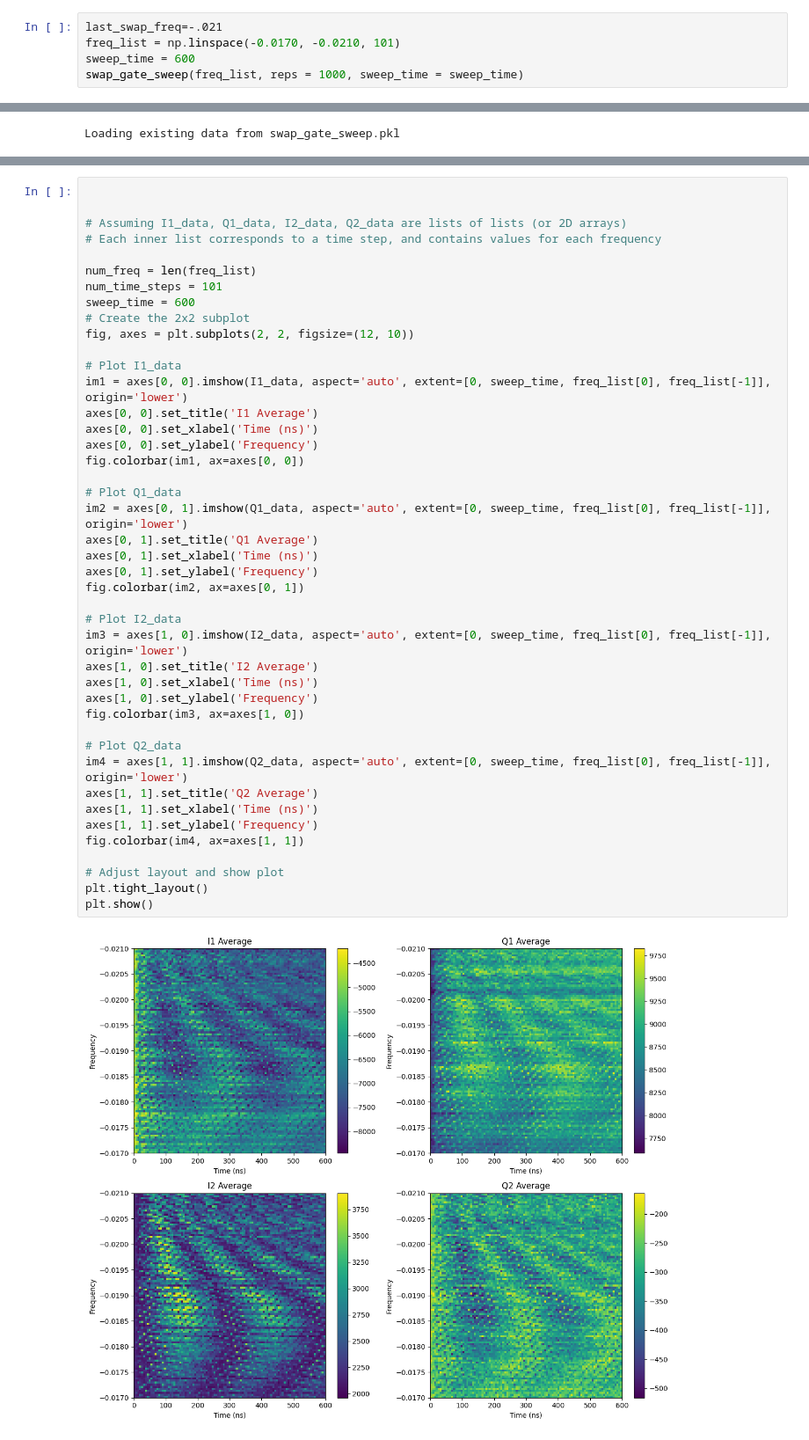
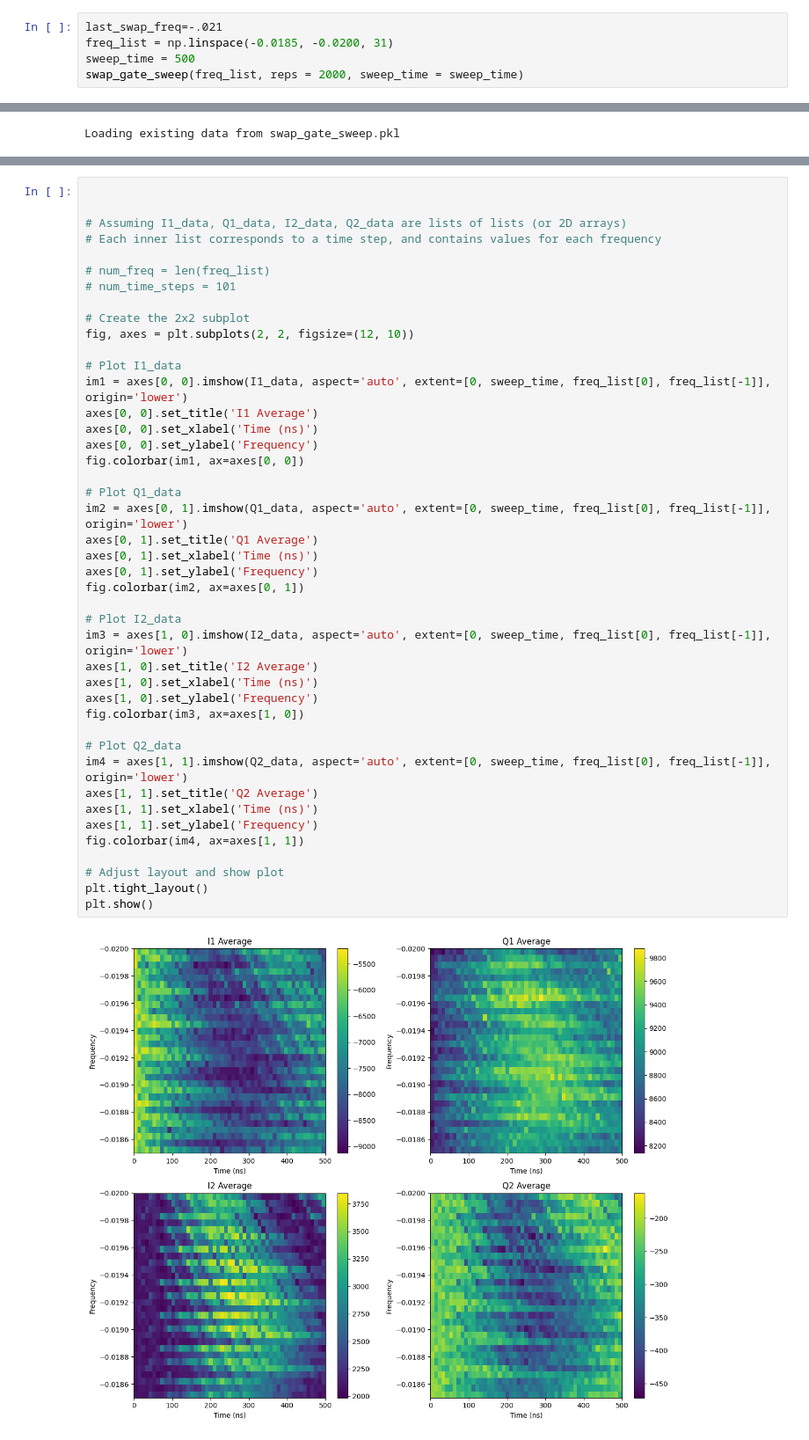
Before and after one commit to Katermurch/BlueFridgeNonLin, a Jupyter notebook: swap_gate_sweep.ipynb, the cells around one changed output, grey strips where cells are left out. Shown: that part at 88% size. Drawn from its saved outputs; the diff is of its cells as text.

```diff
--- a/swap_gate_sweep.ipynb
+++ b/swap_gate_sweep.ipynb
@@ -121,8 +121,8 @@ def swap_gate_sweep(freq_list, reps,sweep_time, filename="swap_gate_sweep.pkl"):
     return I1_data, Q1_data, I2_data, Q2_data
 # %%
 last_swap_freq=-.021
-freq_list = np.linspace(-0.0170, -0.0210, 101)
-sweep_time = 600
-swap_gate_sweep(freq_list, reps = 1000, sweep_time = sweep_time)
+freq_list = np.linspace(-0.0185, -0.0200, 31)
+sweep_time = 500
+swap_gate_sweep(freq_list, reps = 2000, sweep_time = sweep_time)
 # %% [output]
 Loading existing data from swap_gate_sweep.pkl...
@@ -186,9 +182,9 @@ I1_data.shape
 # Assuming I1_data, Q1_data, I2_data, Q2_data are lists of lists (or 2D arrays)
 # Each inner list corresponds to a time step, and contains values for each frequency
 
-num_freq = len(freq_list)
-num_time_steps = 101
-sweep_time = 600
+# num_freq = len(freq_list)
+# num_time_steps = 101
+
 # Create the 2x2 subplot
 fig, axes = plt.subplots(2, 2, figsize=(12, 10))
 
@@ -197,34 +193,34 @@ im1 = axes[0, 0].imshow(I1_data, aspect='auto', extent=[0, sweep_time, freq_list
 axes[0, 0].set_title('I1 Average')
 axes[0, 0].set_xlabel('Time (ns)')
 axes[0, 0].set_ylabel('Frequency')
 fig.colorbar(im1, ax=axes[0, 0])
 
 # Plot Q1_data
 im2 = axes[0, 1].imshow(Q1_data, aspect='auto', extent=[0, sweep_time, freq_list[0], freq_list[-1]], origin='lower')
 axes[0, 1].set_title('Q1 Average')
 axes[0, 1].set_xlabel('Time (ns)')
 axes[0, 1].set_ylabel('Frequency')
 fig.colorbar(im2, ax=axes[0, 1])
 
 # Plot I2_data
 im3 = axes[1, 0].imshow(I2_data, aspect='auto', extent=[0, sweep_time, freq_list[0], freq_list[-1]], origin='lower')
 axes[1, 0].set_title('I2 Average')
 axes[1, 0].set_xlabel('Time (ns)')
 axes[1, 0].set_ylabel('Frequency')
 fig.colorbar(im3, ax=axes[1, 0])
 
 # Plot Q2_data
 im4 = axes[1, 1].imshow(Q2_data, aspect='auto', extent=[0, sweep_time, freq_list[0], freq_list[-1]], origin='lower')
 axes[1, 1].set_title('Q2 Average')
 axes[1, 1].set_xlabel('Time (ns)')
 axes[1, 1].set_ylabel('Frequency')
 fig.colorbar(im4, ax=axes[1, 1])
 
 # Adjust layout and show plot
 plt.tight_layout()
 plt.show()
 # %% [output]
-[figure, old version]
+[figure, new version]
 # %%
 max_index_I2_data = np.unravel_index(np.argmax(I2_data),I2_data.shape)
 plt.imshow(I2_data, aspect='auto', extent=[0, sweep_time, freq_list[0], freq_list[-1]], origin='lower')
```
Also changed, not shown: parts of 10 cells of this notebook, 4 other files.
